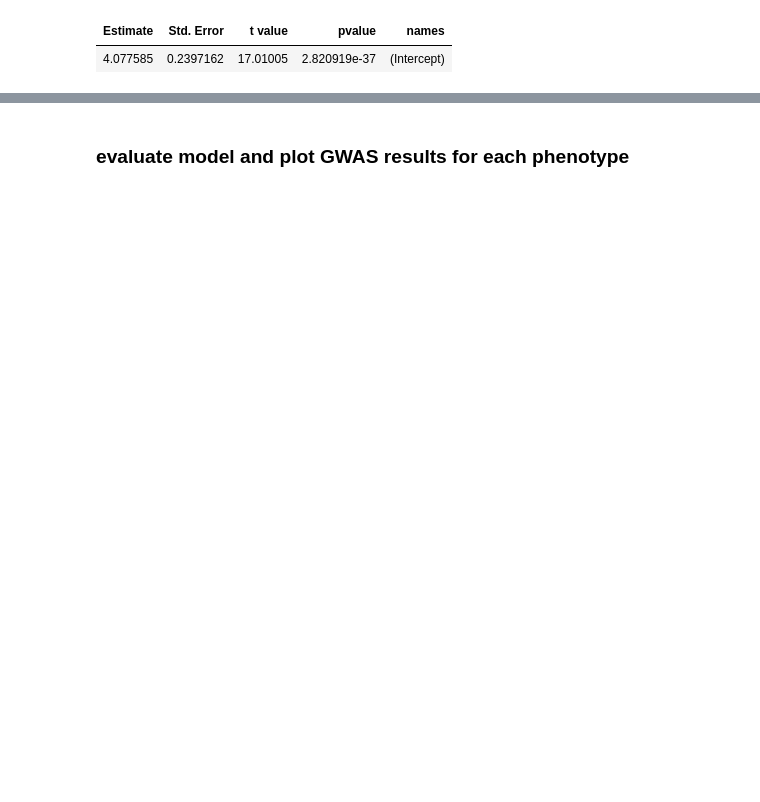
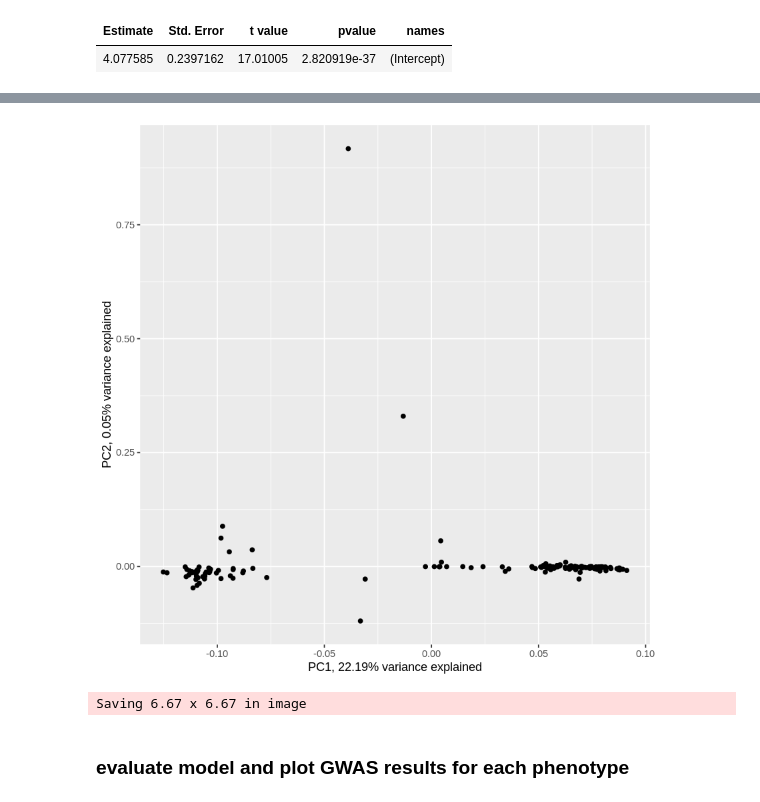
Before and after one commit to katcatalano/ClownfishGWAS, a Jupyter notebook: notebooks/plot_pcangsd_assoc.ipynb, the cells around one changed output, grey strips where cells are left out. Drawn from its saved outputs; the diff is of its cells as text; code cells hidden in the pictures; blank space fills up the shorter version.

```diff
--- a/notebooks/plot_pcangsd_assoc.ipynb
+++ b/notebooks/plot_pcangsd_assoc.ipynb
@@ -103,2 +92,0 @@ filter <- fread("/data/katrinac/APPC_sequencing/DNA/trimmed_reads/mapping/genoty
-# %%
-pca_phenos$pcangsd_filter <- filter[,1]
@@ -156,6 +138,15 @@ ggplot()+
 # %%
-#ggplot()+
-#    geom_point(data=pca_phenos, aes(x=pc1, y=pc2, col=as.factor(case)))
+pca_plot <- ggplot(data=pca_phenos, aes(x=pc1, y=pc2))+
+    geom_point()+
+    xlab("PC1, 22.19% variance explained")+
+    ylab("PC2, 0.05% variance explained")
+pca_plot
+# %% [output]
+[figure, added]
+# %%
+ggsave(plot=pca_plot, filename = "/data/katrinac/APPC_sequencing/DNA/trimmed_reads/mapping/ensembl/genotypes/angsd/results/pca.pdf")
+# %% [output]
+Saving 6.67 x 6.67 in image
 # %%
 #ggplot()+
 #    geom_point(data=pca_phenos[], aes(x=pc1, y=pc2, col=sl)) +
```
Also changed, not shown: parts of 87 cells of this notebook.
